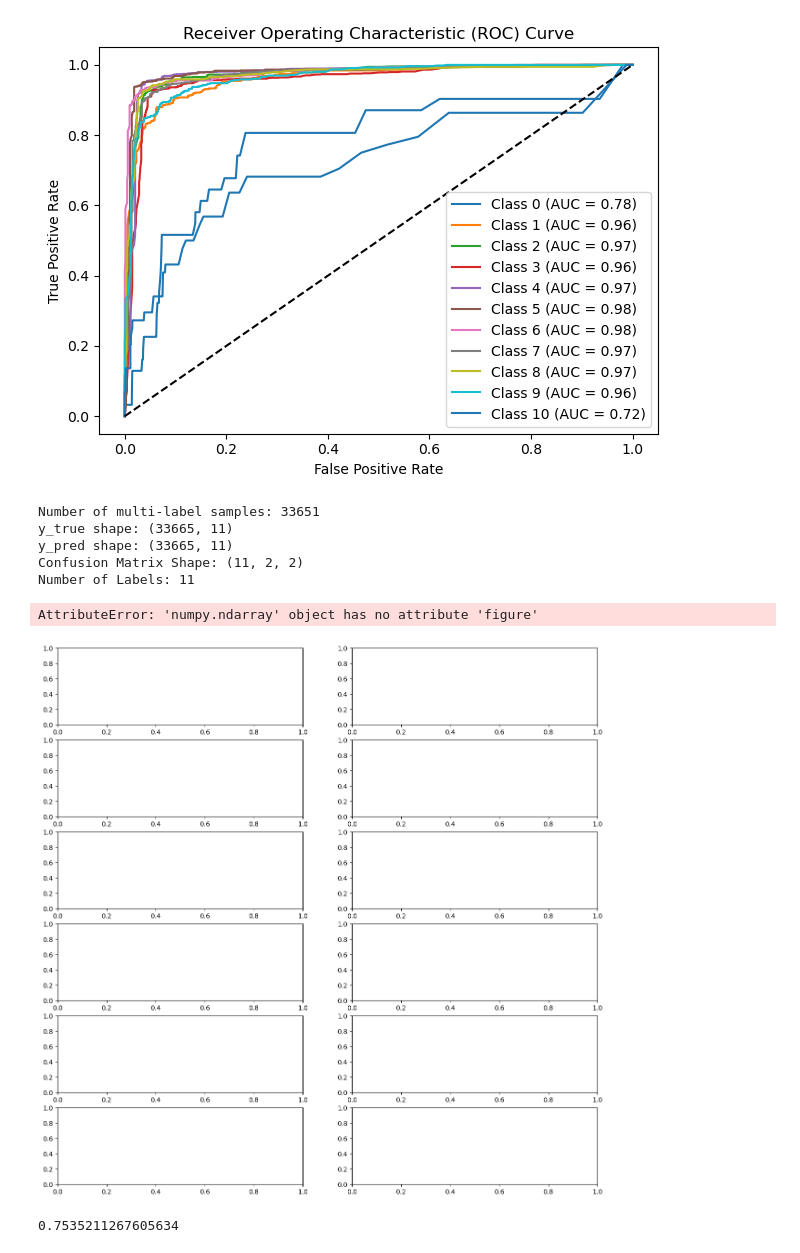
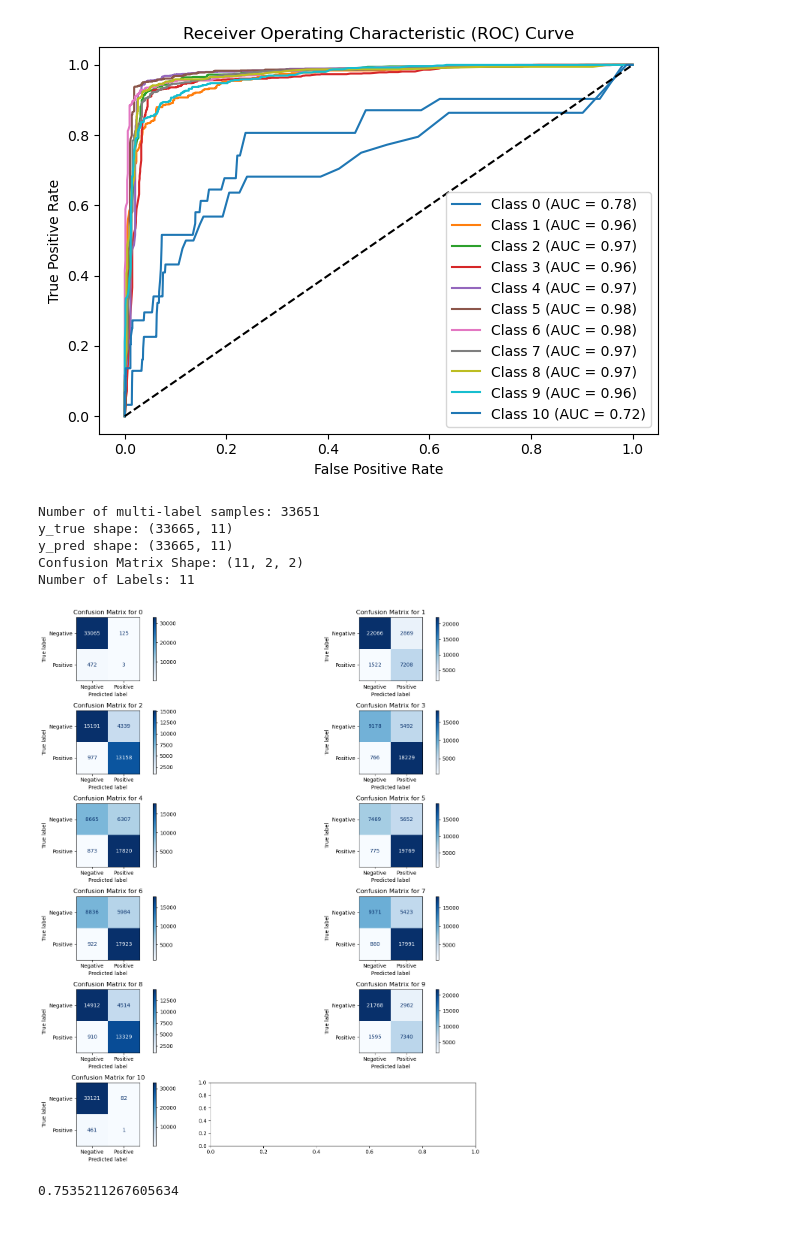
Before and after one commit to ahammond22/596nfl, a Jupyter notebook: Code/PassRushPredictor.ipynb, the cells around one changed output. Cells and saved outputs as stored; diff of their text form; code cells hidden in the pictures.

```diff
--- a/Code/PassRushPredictor.ipynb
+++ b/Code/PassRushPredictor.ipynb
@@ -868,37 +868,36 @@ def confusion_matrix(epoch, type_):
 
     # Check if data needs reshaping
     if len(y_true.shape) > 2:
         y_true = y_true.reshape(-1, y_true.shape[-1])
         y_pred = y_pred.reshape(-1, y_pred.shape[-1])
 
     # Compute confusion matrix for each label
     cm = multilabel_confusion_matrix(y_true, y_pred)
 
     print(f"Confusion Matrix Shape: {cm.shape}")
     print(f"Number of Labels: {len(mlb.classes_)}")
 
     # Plot confusion matrices for each label
     fig, axes = plt.subplots(nrows=6, ncols=2, figsize=(15, 15))
     ax = axes.ravel()
 
     for i in range(len(mlb.classes_)):
         disp = ConfusionMatrixDisplay(confusion_matrix=cm[i], display_labels=['Negative', 'Positive'])
-        disp.plot(ax=axes[i], cmap='Blues', values_format='d')
-        axes[i].set_title(f'Confusion Matrix for {mlb.classes_[i]}')
+        disp.plot(ax=ax[i], cmap='Blues', values_format='d')
+        ax[i].set_title(f'Confusion Matrix for {mlb.classes_[i]}')
 
     plt.subplots_adjust(wspace=0.5, hspace=0.5)
     plt.tight_layout()
     plt.show()
 
 confusion_matrix(1,1)
 # %% [output]
 Number of multi-label samples: 33651
 y_true shape: (33665, 11)
 y_pred shape: (33665, 11)
 Confusion Matrix Shape: (11, 2, 2)
 Number of Labels: 11
-AttributeError: 'numpy.ndarray' object has no attribute 'figure'
-[figure, old version]
+[figure, new version]
 # %%
 predictions_file_title = f"/home/jovyan/596nfl/Data/validationPredictions/validation_pred_epoch_4.csv"
 predictions_df = pd.read_csv(predictions_file_title)
```
